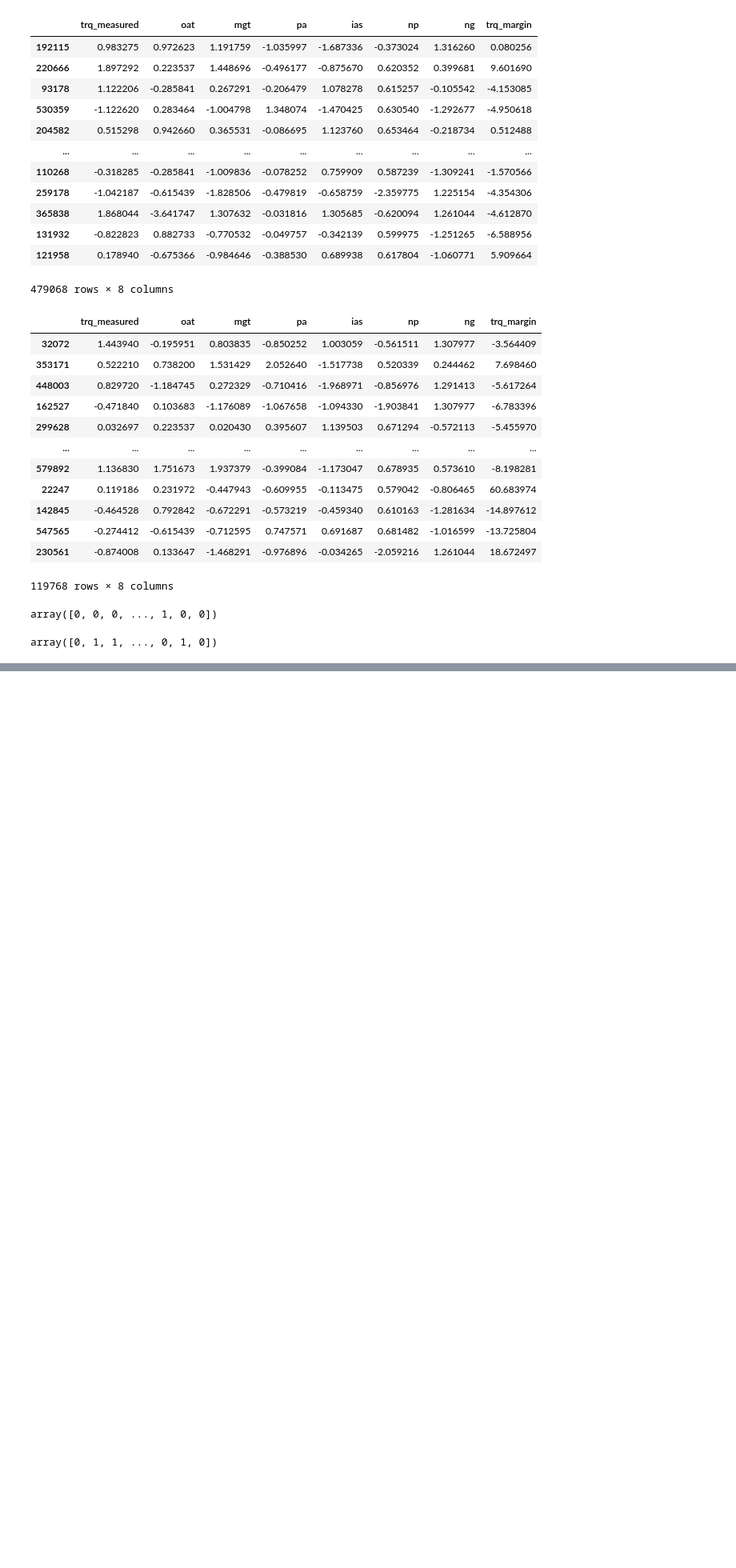
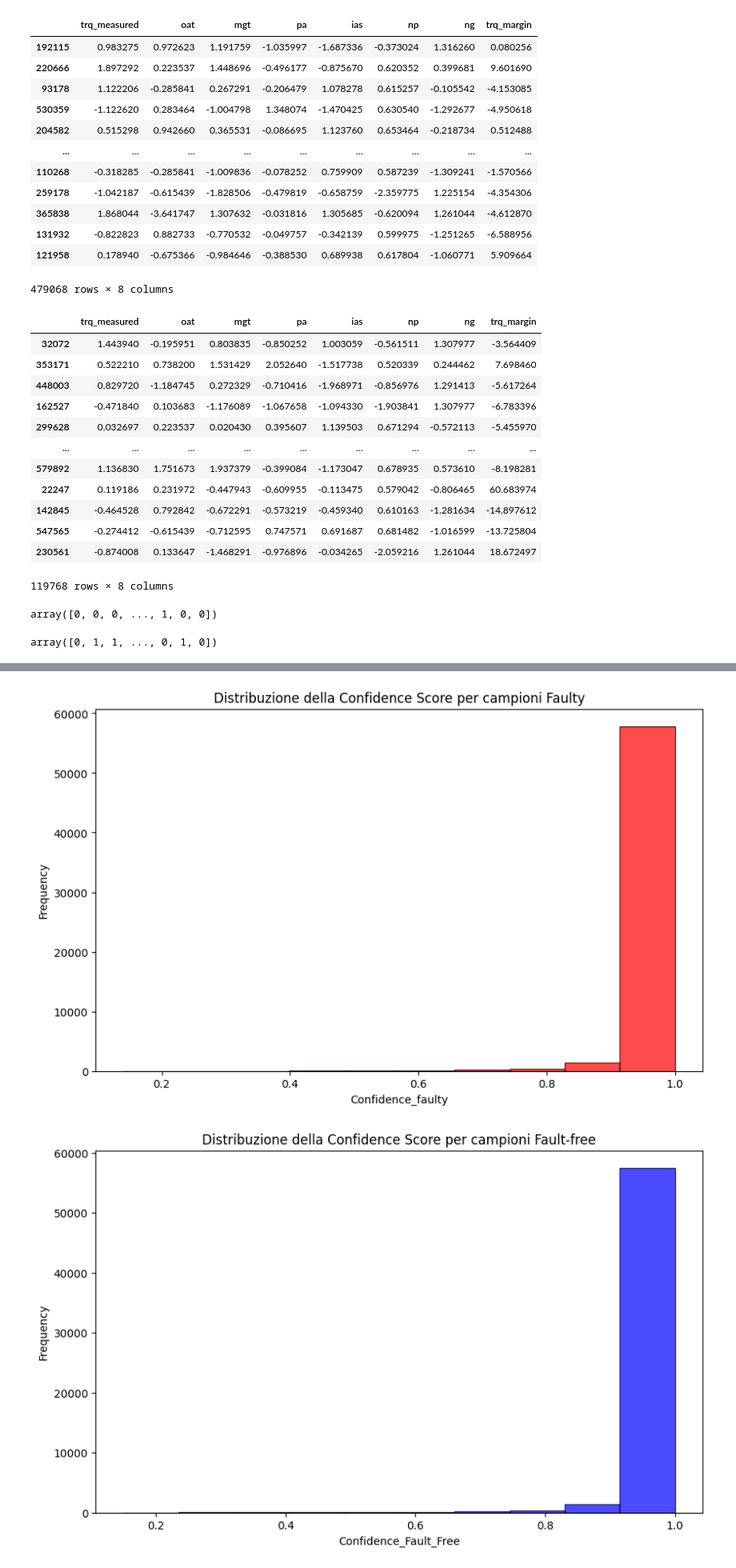
Before and after one commit to lucabellantee/FlyGuard, a Jupyter notebook: classificatore.ipynb, the cells around one changed output, grey strips where cells are left out. Shown at 80% size. Cells and saved outputs as stored; diff of their text form; code cells hidden in the pictures; blank space fills up the shorter version.

Commit message:
Aggiunto calcolo Confidence Score su dataset gia con la trq_margin

```diff
--- a/classificatore.ipynb
+++ b/classificatore.ipynb
@@ -159,0 +215,38 @@ Gradient Boosting - CV Accuracy: 0.9609 ± 0.0006
+# %%
+import pandas as pd
+import matplotlib.pyplot as plt
+
+
+# Filtriamo i campioni reali faulty (True_Label == 1) e fault-free (True_Label == 0)
+faulty_df = confidence_df[confidence_df['True_Label'] == 1]
+fault_free_df = confidence_df[confidence_df['True_Label'] == 0]
+
+# 1. Istogramma per campioni reali faulty (1) con Confidence_Faulty
+plt.figure(figsize=(10, 6))
+plt.hist(faulty_df['Confidence_Faulty'], bins=10, color='red', edgecolor='black', alpha=0.7)
+plt.title('Distribuzione della Confidence Score per campioni Faulty')
+plt.xlabel('Confidence_faulty')
+plt.ylabel('Frequency')
+plt.show()
+
+# 2. Istogramma per campioni reali fault-free (0) con Confidence_Fault_Free
+plt.figure(figsize=(10, 6))
+plt.hist(fault_free_df['Confidence_Fault_Free'], bins=10, color='blue', edgecolor='black', alpha=0.7)
+plt.title('Distribuzione della Confidence Score per campioni Fault-free')
+plt.xlabel('Confidence_Fault_Free')
+plt.ylabel('Frequency')
+plt.show()
+
+# 3. Grafico a istogramma delle medie delle confidence score
+mean_confidence_faulty = faulty_df['Confidence_Faulty'].mean()
+mean_confidence_fault_free = fault_free_df['Confidence_Fault_Free'].mean()
+
+plt.figure(figsize=(8, 6))
+plt.bar(['Faulty', 'Fault-Free'], [mean_confidence_faulty, mean_confidence_fault_free], color=['red', 'blue'])
+plt.title('Confidence Score medio per campioni Faulty e Fault-free')
+plt.ylabel('Confidence Score')
+plt.xlabel('Campione')
+plt.show()
+# %% [output]
+[figure, added]
+[figure, added]
```
Also changed, not shown: parts of 5 cells of this notebook.
